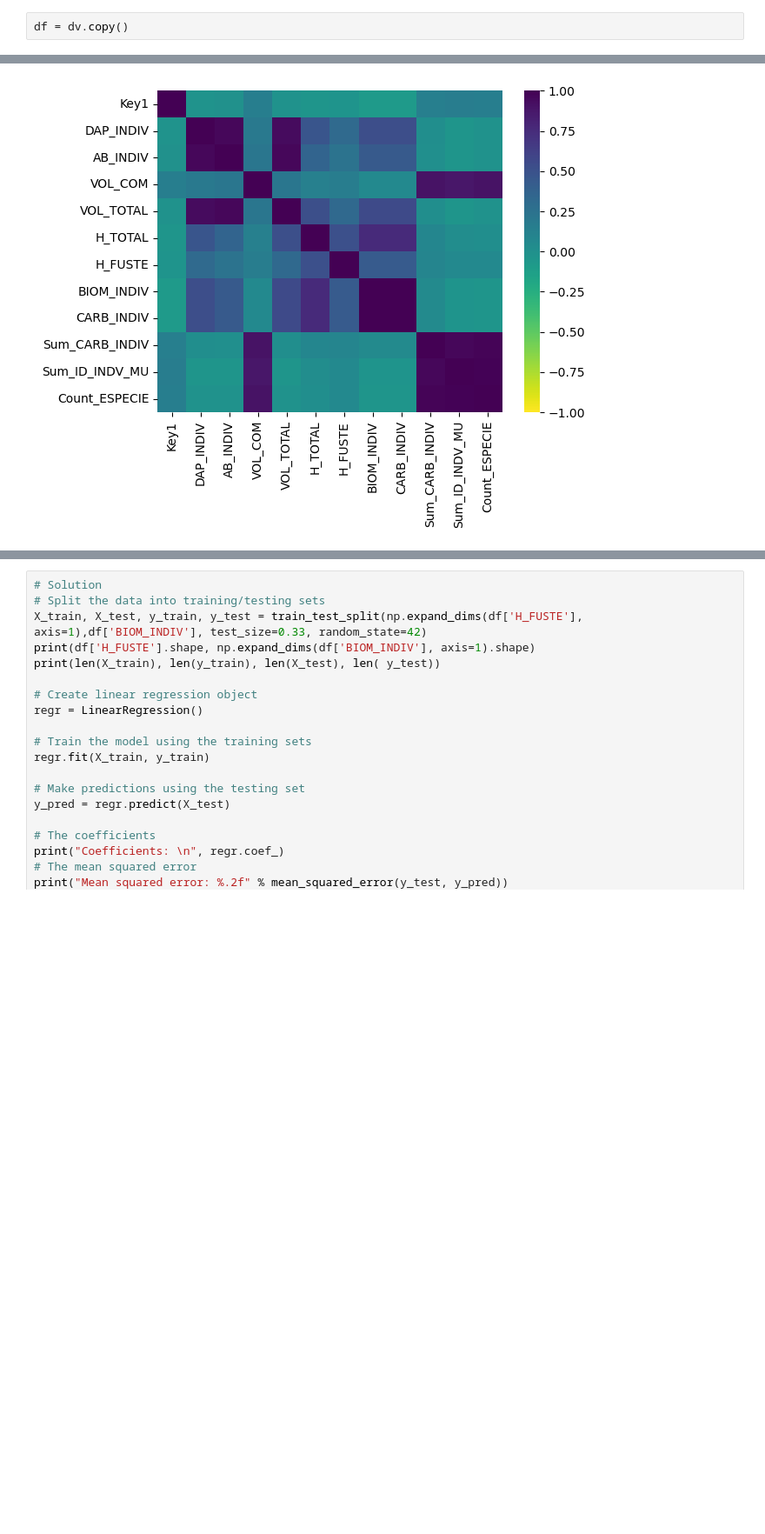
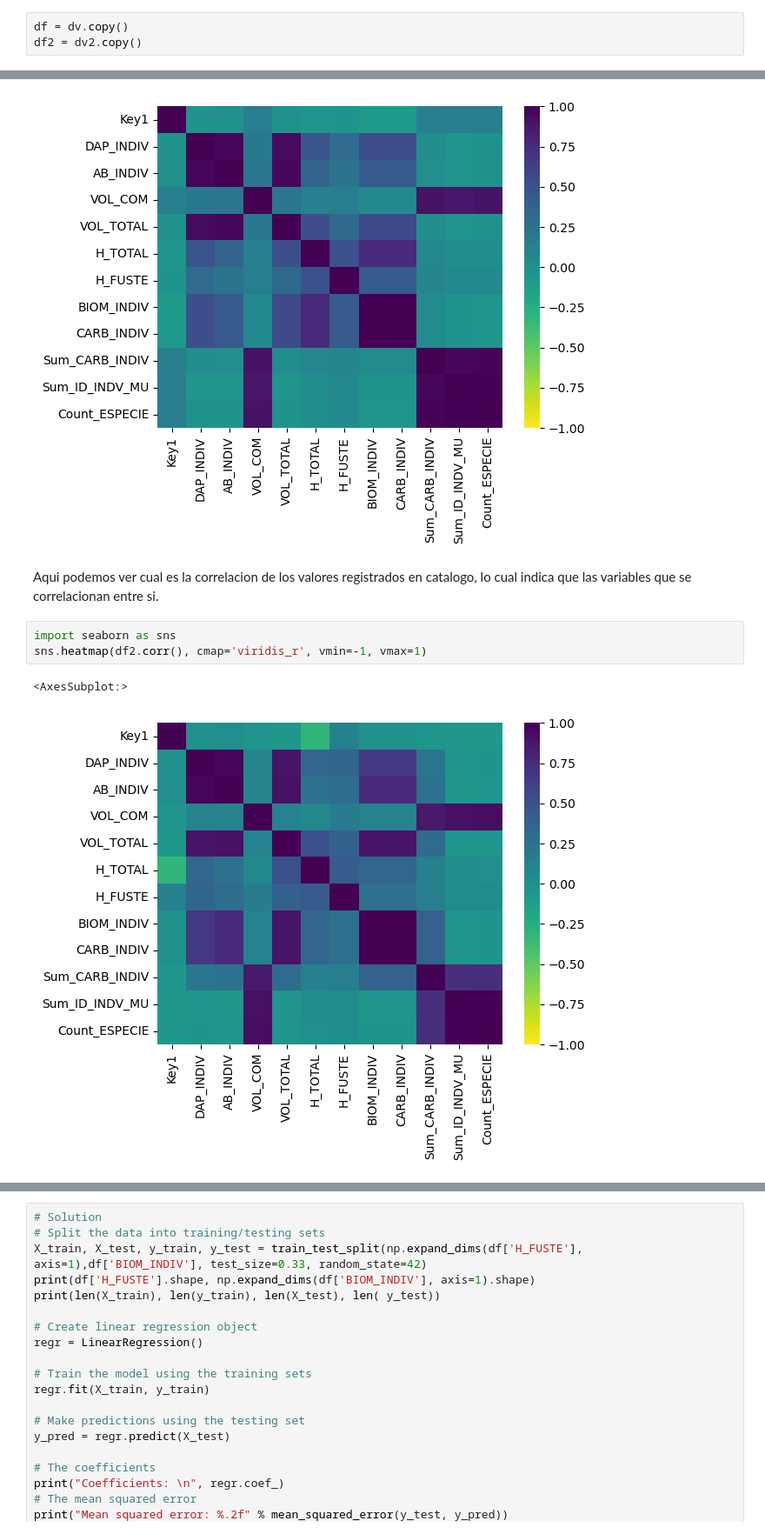
Before and after one commit to CentroDeTransparencia/CalculadoraCarbono, a Jupyter notebook: CO2 Calculadora.ipynb, the cells around one changed output, grey strips where cells are left out. Shown at 87% size. Drawn from its saved outputs; the diff is of its cells as text; blank space fills up the shorter version.

```diff
--- a/CO2 Calculadora.ipynb
+++ b/CO2 Calculadora.ipynb
@@ -130,2 +150,3 @@ fig.show()
 # %%
 df = dv.copy()
+df2 = dv2.copy()
@@ -135,3 +158,11 @@ sns.heatmap(df.corr(), cmap='viridis_r', vmin=-1, vmax=1)
 # %% [output]
 <AxesSubplot:>
 [figure]
+# %% [markdown]
+Aqui podemos ver cual es la correlacion de los valores registrados en catalogo, lo cual indica que las variables que se correlacionan entre si.
+# %%
+import seaborn as sns
+sns.heatmap(df2.corr(), cmap='viridis_r', vmin=-1, vmax=1)
+# %% [output]
+<AxesSubplot:>
+[figure, added]
```
Also changed, not shown: parts of 31 cells of this notebook.
